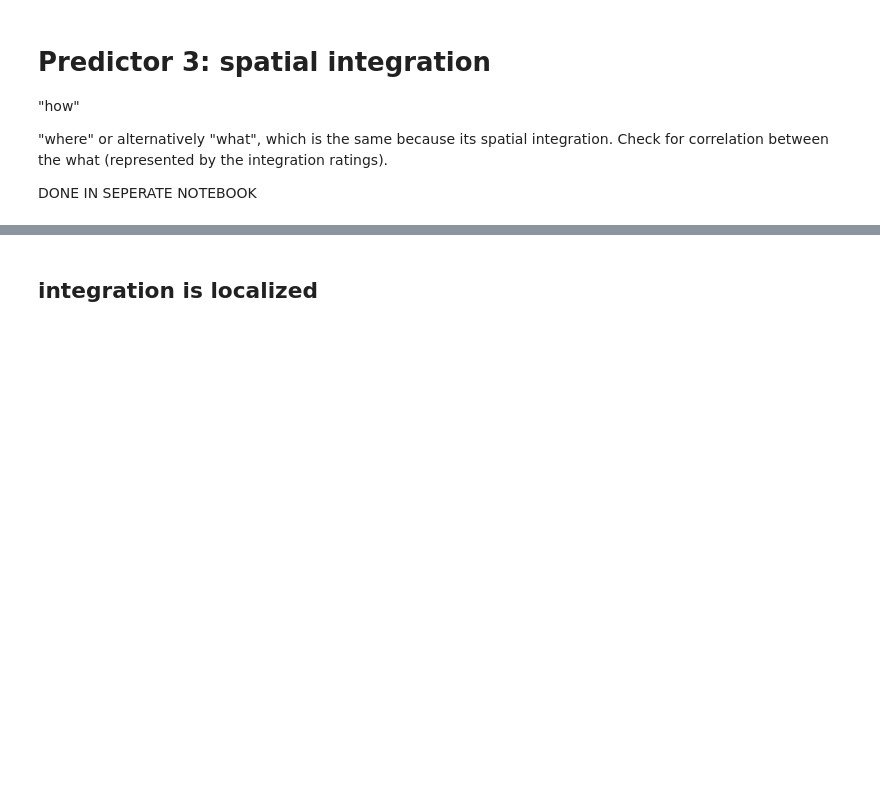
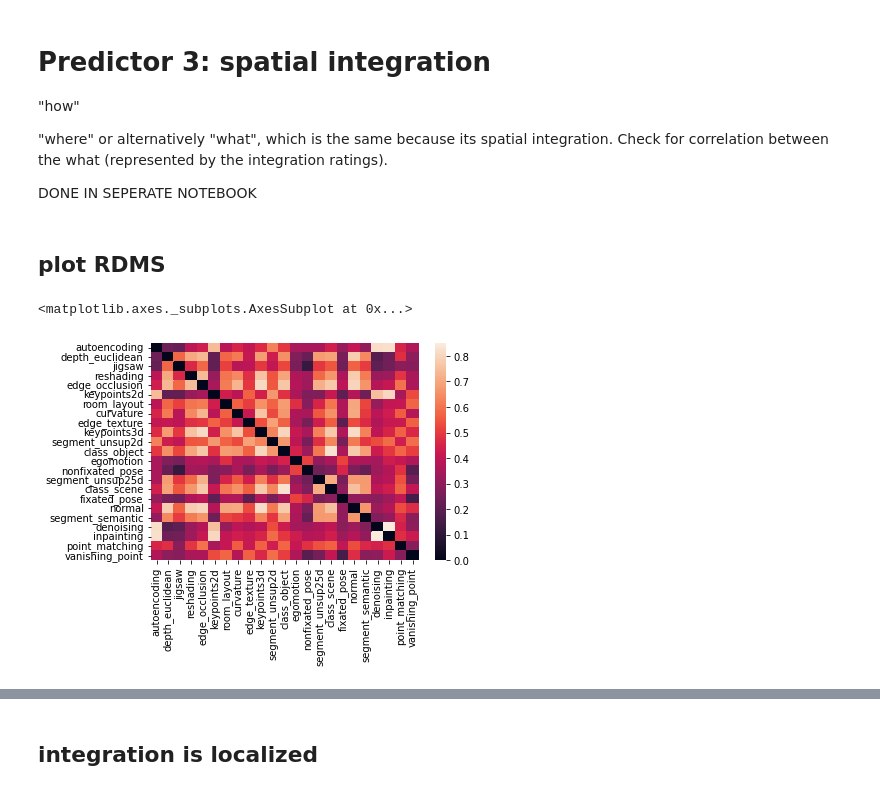
Before and after one commit to toniklenk/analysis-taskonomy, a Jupyter notebook: scripts/factors analysis.ipynb, the cells around one changed output, grey strips where cells are left out. Cells and saved outputs as stored; diff of their text form; code cells hidden in the pictures; blank space fills up the shorter version.

```diff
--- a/scripts/factors analysis.ipynb
+++ b/scripts/factors analysis.ipynb
@@ -549,11 +531,13 @@ df1
 # %% [markdown]
 ## version 1: layer X layer RDM for each network
+# %%
+df1 = dfi.loc[(slice(None), slice(None), _scale, slice(None)), :].droplevel(["scale"])
 # %%
 v1_rdms_p1, v1_rdms_p2, v1_rdms_oa = {}, {}, {}
 for mo, df_mo in df1.groupby("model"):
-    v1_rdms_p1[mo] = calculate_rdm(df_mo.loc[(slice(None), "places1"), :])
-    v1_rdms_p2[mo] = calculate_rdm(df_mo.loc[(slice(None), "places2"), :])
-    v1_rdms_oa[mo] = calculate_rdm(df_mo.loc[(slice(None), "oasis"), :])
+    v1_rdms_p1[mo] = calculate_rdm(df_mo.loc[(slice(None), "places1"), :], "spearman")
+    v1_rdms_p2[mo] = calculate_rdm(df_mo.loc[(slice(None), "places2"), :], "spearman")
+    v1_rdms_oa[mo] = calculate_rdm(df_mo.loc[(slice(None), "oasis"), :], "spearman")
 # %%
 PATH = os.path.join(PATH_RESULTS, "layer profile", "version 1")
 with open(os.path.join(PATH,"rmds places1.pkl"), "wb") as f:
@@ -653,3 +618,28 @@ predictor_rdm_2 = calculate_rdm(RDMs_places1)
 "where" or alternatively "what",  which is the same because its spatial integration. Check for correlation between the what (represented by the integration ratings).
 
 DONE IN SEPERATE NOTEBOOK
+# %%
+# import results
+with open(os.path.join(PATH_RESULTS, "spatial integration", "study1.pkl"), "rb") as f:
+    d1 = pickle.load(f)
+
+with open(os.path.join(PATH_RESULTS, "spatial integration", "study2.pkl"), "rb") as f:
+    d2 = pickle.load(f)
+
+with open(os.path.join(PATH_RESULTS, "spatial integration", "study3.pkl"), "rb") as f:
+    d3 = pickle.load(f)
+
+with open(os.path.join(PATH_RESULTS, "spatial integration", "study4.pkl"), "rb") as f:
+    d4 = pickle.load(f)
+# %%
+rdm_study1 = calculate_rdm(flatten_concat(d1))
+rdm_study2 = calculate_rdm(flatten_concat(d2))
+rdm_study3 = calculate_rdm(flatten_concat(d3))
+rdm_study4 = calculate_rdm(flatten_concat(d4))
+# %% [markdown]
+## plot RDMS
+# %%
+sns.heatmap(rdm_study1, xticklabels=rdm_study1.index, yticklabels=rdm_study1.columns)
+# %% [output]
+<matplotlib.axes._subplots.AxesSubplot at 0x...>
+[figure, added]
```
Also changed, not shown: parts of 27 cells of this notebook, 3 other files.
